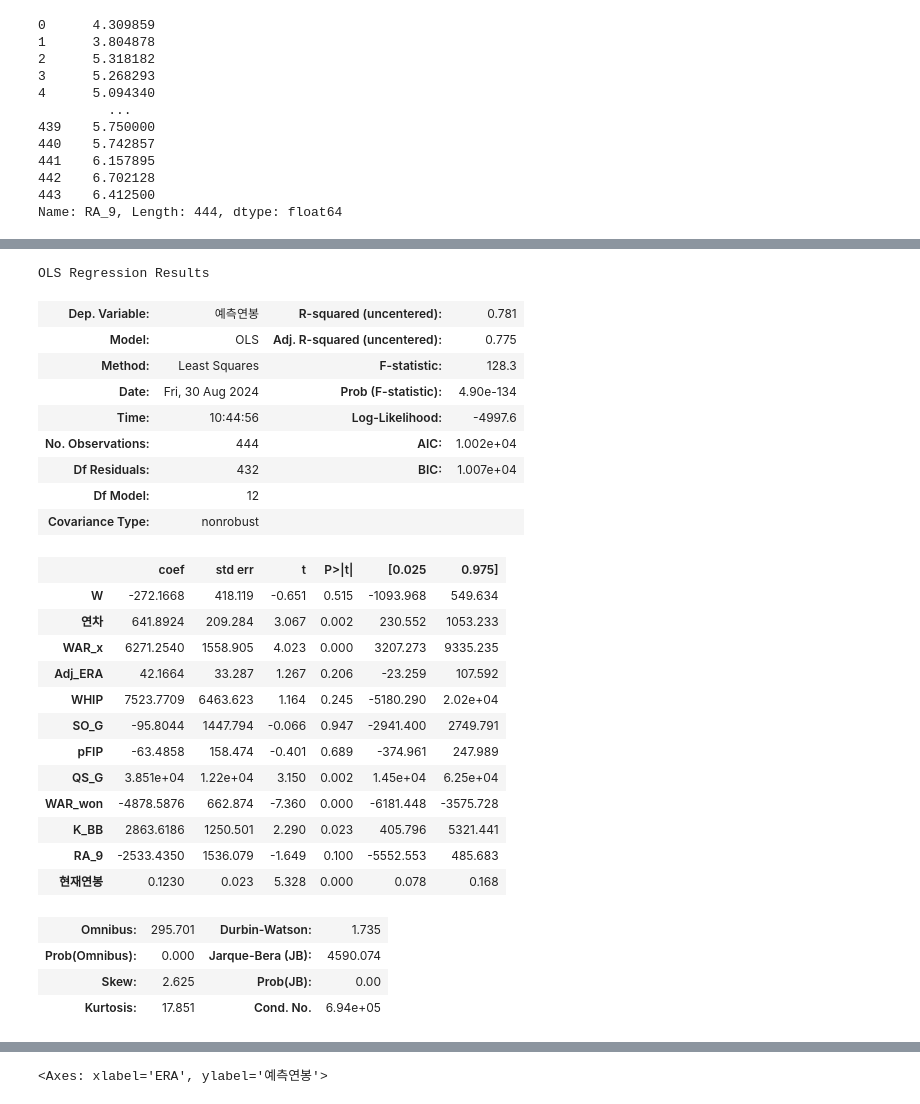
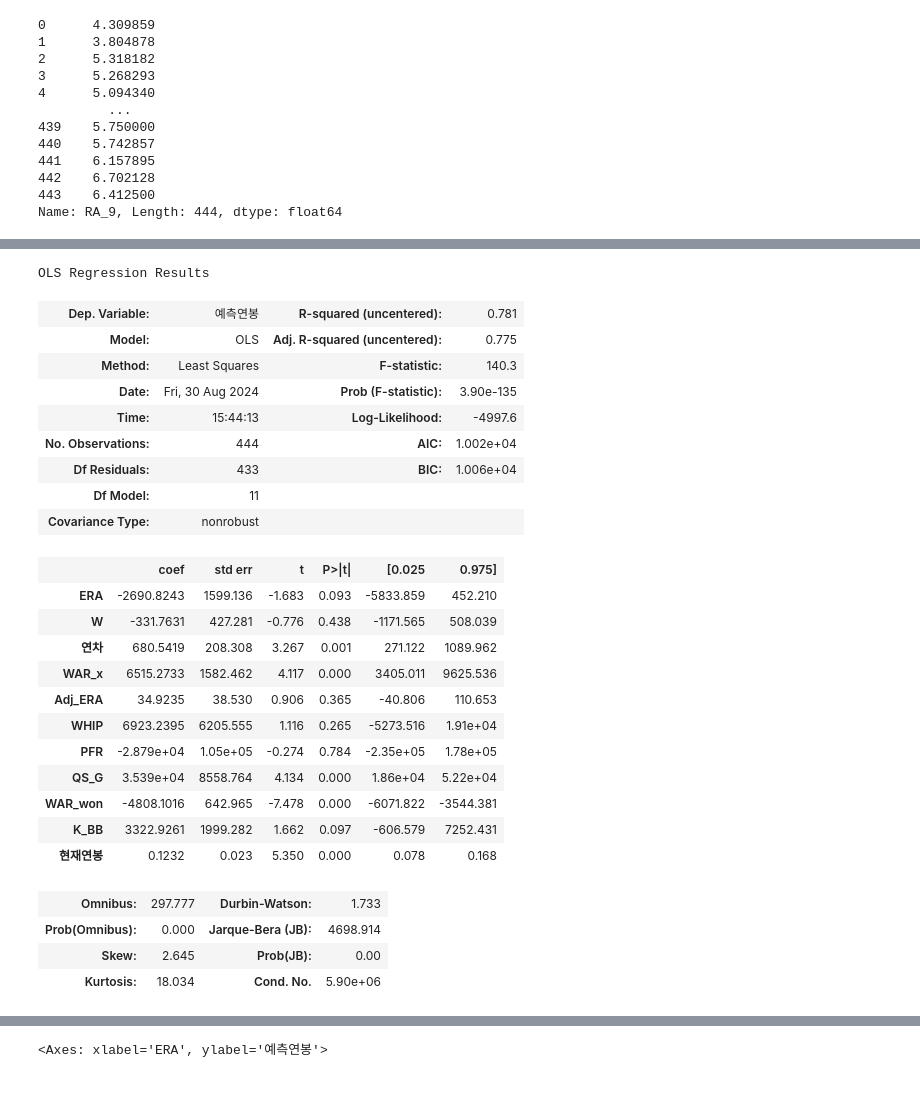
Before and after one commit to jayiuk/mid_project, a Jupyter notebook: model_test.ipynb, the cells around one changed output, grey strips where cells are left out. Saved outputs shown, nothing was run; the diff lists cells and outputs as text; code cells hidden in the pictures.

```diff
--- a/model_test.ipynb
+++ b/model_test.ipynb
@@ -50,3 +50,5 @@ stat['RA_9']
 442    6.702128
 443    6.412500
 Name: RA_9, Length: 444, dtype: float64
+# %%
+stat['PFR'] = (stat['SO'] / stat['BB']) / stat['IP']
@@ -53,3 +59,37 @@ Name: RA_9, Length: 444, dtype: float64
+# %%
+def get_pfr_category(df, mean_2020, mean_2021, mean_2022, mean_2023):
+    if df['연도'] == 2020:
+        if df['PFR'] < mean_2020:
+            return 0
+        else:
+            return 1
+    elif df['연도'] == 2021:
+        if df['PFR'] < mean_2021:
+            return 0
+        else:
+            return 1
+    elif df['연도'] == 2022:
+        if df['PFR'] < mean_2022:
+            return 0
+        else:
+            return 1
+    else:
+        if df['PFR'] < mean_2023:
+            return 0
+        else:
+            return 1
+# %%
+stat_2020 = stat.query('연도 == 2020')
+stat_2021 = stat.query('연도 == 2021')
+stat_2022 = stat.query('연도 == 2022')
+stat_2023 = stat.query('연도 == 2023')
+m_2020 = stat_2020['PFR'].mean()
+m_2021 = stat_2021['PFR'].mean()
+m_2022 = stat_2022['PFR'].mean()
+m_2023 = stat_2023['PFR'].mean()
+# %%
+stat['PFR_category'] = 0
+stat['PFR_category'] = stat.apply(get_pfr_category, axis = 1, mean_2020 = m_2020, mean_2021 = m_2021, mean_2022 = m_2022, mean_2023 = m_2023)
 # %%
 stat
 # %% [output]
@@ -82,34 +122,33 @@ stat.describe()
 # %%
-model = sm.OLS(stat['예측연봉'], stat[['W', '연차', 'WAR_x', 'Adj_ERA', 'WHIP', 'SO_G', 'pFIP','QS_G', 'WAR_won', 'K_BB', 'RA_9','현재연봉']]).fit()
+model = sm.OLS(stat['예측연봉'], stat[['ERA', 'W', '연차', 'WAR_x', 'Adj_ERA', 'WHIP', 'PFR','QS_G', 'WAR_won', 'K_BB','현재연봉']]).fit()
 model.summary()
 # %% [output]
 OLS Regression Results
 | Dep. Variable: | 예측연봉 | R-squared (uncentered): | 0.781 |
 | Model: | OLS | Adj. R-squared (uncentered): | 0.775 |
-| Method: | Least Squares | F-statistic: | 128.3 |
-| Date: | Fri, 30 Aug 2024 | Prob (F-statistic): | 4.90e-134 |
-| Time: | 10:44:56 | Log-Likelihood: | -4997.6 |
+| Method: | Least Squares | F-statistic: | 140.3 |
+| Date: | Fri, 30 Aug 2024 | Prob (F-statistic): | 3.90e-135 |
+| Time: | 15:44:13 | Log-Likelihood: | -4997.6 |
 | No. Observations: | 444 | AIC: | 1.002e+04 |
-| Df Residuals: | 432 | BIC: | 1.007e+04 |
-| Df Model: | 12 |  |  |
+| Df Residuals: | 433 | BIC: | 1.006e+04 |
+| Df Model: | 11 |  |  |
 | Covariance Type: | nonrobust |  |  |
 |  | coef | std err | t | P>|t| | [0.025 | 0.975] |
-| W | -272.1668 | 418.119 | -0.651 | 0.515 | -1093.968 | 549.634 |
-| 연차 | 641.8924 | 209.284 | 3.067 | 0.002 | 230.552 | 1053.233 |
-| WAR_x | 6271.2540 | 1558.905 | 4.023 | 0.000 | 3207.273 | 9335.235 |
-| Adj_ERA | 42.1664 | 33.287 | 1.267 | 0.206 | -23.259 | 107.592 |
-| WHIP | 7523.7709 | 6463.623 | 1.164 | 0.245 | -5180.290 | 2.02e+04 |
-| SO_G | -95.8044 | 1447.794 | -0.066 | 0.947 | -2941.400 | 2749.791 |
-| pFIP | -63.4858 | 158.474 | -0.401 | 0.689 | -374.961 | 247.989 |
-| QS_G | 3.851e+04 | 1.22e+04 | 3.150 | 0.002 | 1.45e+04 | 6.25e+04 |
-| WAR_won | -4878.5876 | 662.874 | -7.360 | 0.000 | -6181.448 | -3575.728 |
-| K_BB | 2863.6186 | 1250.501 | 2.290 | 0.023 | 405.796 | 5321.441 |
-| RA_9 | -2533.4350 | 1536.079 | -1.649 | 0.100 | -5552.553 | 485.683 |
-| 현재연봉 | 0.1230 | 0.023 | 5.328 | 0.000 | 0.078 | 0.168 |
+| ERA | -2690.8243 | 1599.136 | -1.683 | 0.093 | -5833.859 | 452.210 |
+| W | -331.7631 | 427.281 | -0.776 | 0.438 | -1171.565 | 508.039 |
+| 연차 | 680.5419 | 208.308 | 3.267 | 0.001 | 271.122 | 1089.962 |
+| WAR_x | 6515.2733 | 1582.462 | 4.117 | 0.000 | 3405.011 | 9625.536 |
+| Adj_ERA | 34.9235 | 38.530 | 0.906 | 0.365 | -40.806 | 110.653 |
+| WHIP | 6923.2395 | 6205.555 | 1.116 | 0.265 | -5273.516 | 1.91e+04 |
+| PFR | -2.879e+04 | 1.05e+05 | -0.274 | 0.784 | -2.35e+05 | 1.78e+05 |
+| QS_G | 3.539e+04 | 8558.764 | 4.134 | 0.000 | 1.86e+04 | 5.22e+04 |
+| WAR_won | -4808.1016 | 642.965 | -7.478 | 0.000 | -6071.822 | -3544.381 |
+| K_BB | 3322.9261 | 1999.282 | 1.662 | 0.097 | -606.579 | 7252.431 |
+| 현재연봉 | 0.1232 | 0.023 | 5.350 | 0.000 | 0.078 | 0.168 |
-| Omnibus: | 295.701 | Durbin-Watson: | 1.735 |
-| Prob(Omnibus): | 0.000 | Jarque-Bera (JB): | 4590.074 |
-| Skew: | 2.625 | Prob(JB): | 0.00 |
-| Kurtosis: | 17.851 | Cond. No. | 6.94e+05 |
+| Omnibus: | 297.777 | Durbin-Watson: | 1.733 |
+| Prob(Omnibus): | 0.000 | Jarque-Bera (JB): | 4698.914 |
+| Skew: | 2.645 | Prob(JB): | 0.00 |
+| Kurtosis: | 18.034 | Cond. No. | 5.90e+06 |
 Notes:
 [1] R² is computed without centering (uncentered) since the model does not contain a constant.
 [2] Standard Errors assume that the covariance matrix of the errors is correctly specified.
```
Also changed, not shown: parts of 25 cells of this notebook.
